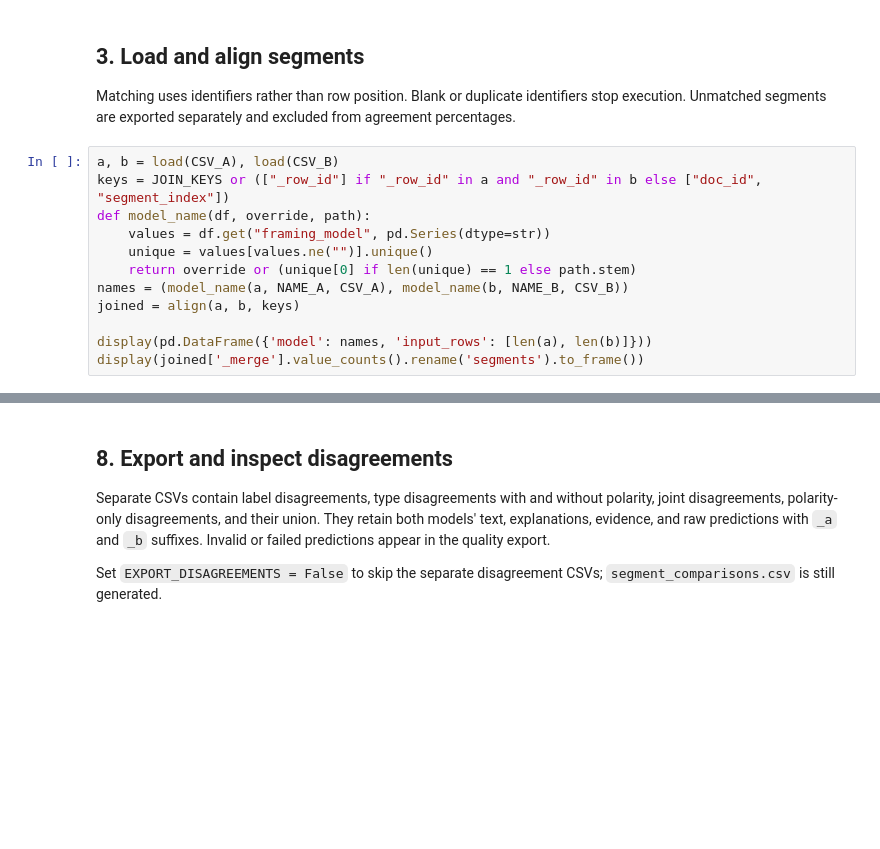
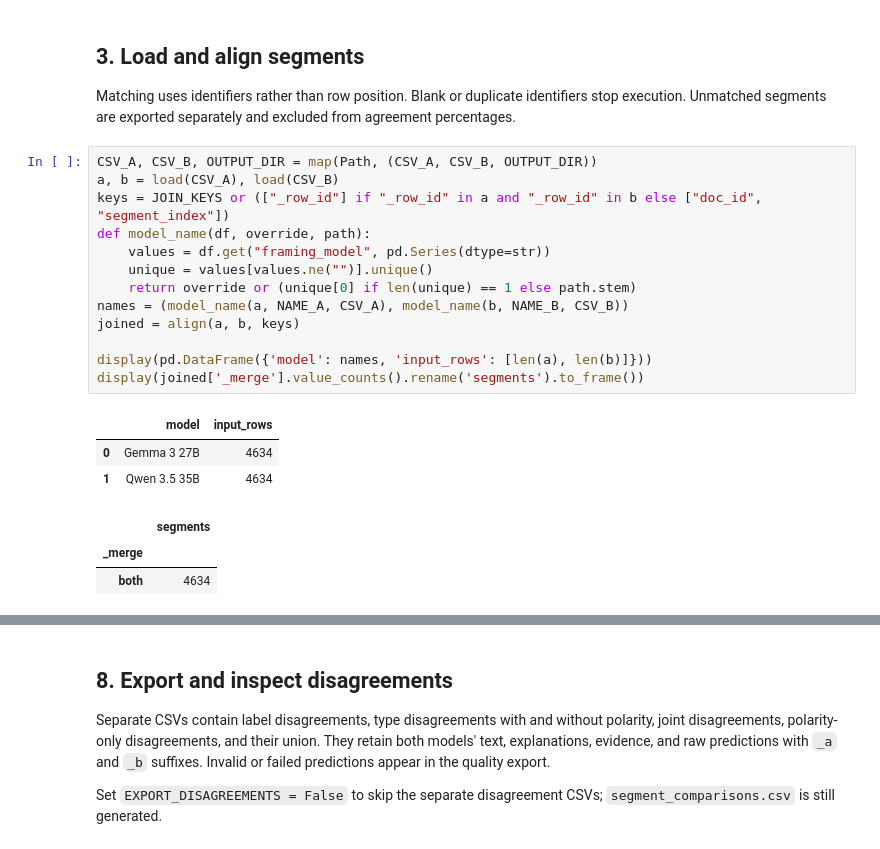
Before and after one commit to carmand03/shenbao-frame-detection, a Jupyter notebook: scripts/compare_frames.ipynb, the cells around one changed output, grey strips where cells are left out. Cells and saved outputs as stored; diff of their text form; blank space fills up the shorter version.

```diff
--- a/scripts/compare_frames.ipynb
+++ b/scripts/compare_frames.ipynb
@@ -351,17 +344,25 @@ def charts(summary, confusion, per_frame, distribution, out, names):
 
 Matching uses identifiers rather than row position. Blank or duplicate identifiers stop execution. Unmatched segments are exported separately and excluded from agreement percentages.
 # %%
+CSV_A, CSV_B, OUTPUT_DIR = map(Path, (CSV_A, CSV_B, OUTPUT_DIR))
 a, b = load(CSV_A), load(CSV_B)
 keys = JOIN_KEYS or (["_row_id"] if "_row_id" in a and "_row_id" in b else ["doc_id", "segment_index"])
 def model_name(df, override, path):
     values = df.get("framing_model", pd.Series(dtype=str))
     unique = values[values.ne("")].unique()
     return override or (unique[0] if len(unique) == 1 else path.stem)
 names = (model_name(a, NAME_A, CSV_A), model_name(b, NAME_B, CSV_B))
 joined = align(a, b, keys)
 
 display(pd.DataFrame({'model': names, 'input_rows': [len(a), len(b)]}))
 display(joined['_merge'].value_counts().rename('segments').to_frame())
+# %% [output]
+|  | model | input_rows |
+| 0 | Gemma 3 27B | 4634 |
+| 1 | Qwen 3.5 35B | 4634 |
+|  | segments |
+| _merge |  |
+| both | 4634 |
 # %% [markdown]
 ## 4. Quality checks and headline agreement
 
```
Also changed, not shown: parts of 16 cells of this notebook.
